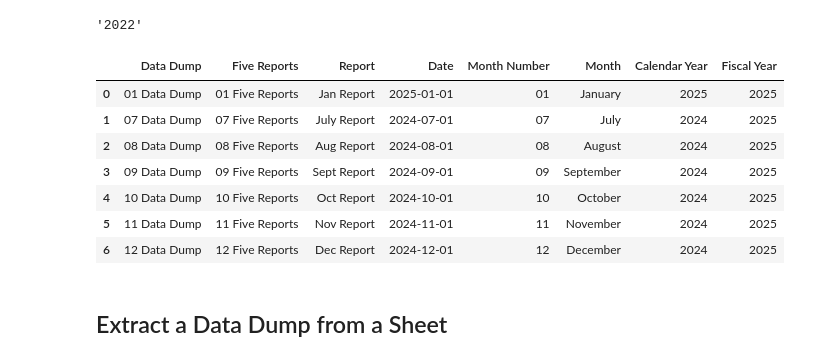
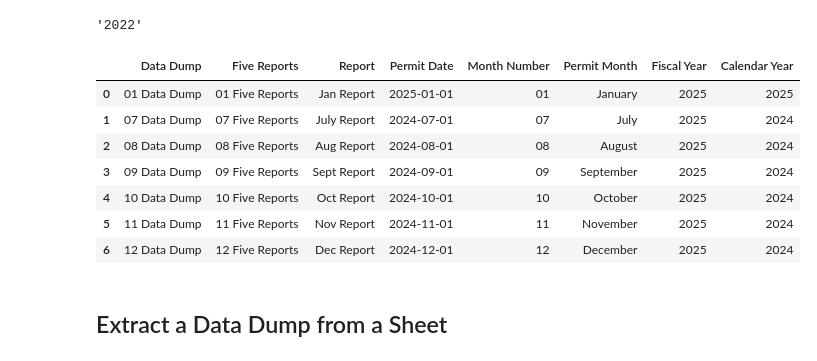
Before and after one commit to LukeWymanUM/capstone_missoula_building_permits, a Jupyter notebook: 03 Community Development Snapshots/processing_development_reports.ipynb, the cells around one changed output. Saved outputs shown, nothing was run; the diff lists cells and outputs as text; code cells hidden in the pictures.

```diff
--- a/03 Community Development Snapshots/processing_development_reports.ipynb
+++ b/03 Community Development Snapshots/processing_development_reports.ipynb
@@ -126,48 +126,49 @@ def build_sheet_details_df(file):
     df_1['Calendar Year'] = df_1['Month Number'].apply(lambda x: str(int(fiscal_year)-1) if x not in ['01', '02', '03', '04', '05', '06'] else fiscal_year)
 
     # Generate a date that can be used in dashboards for time frame filters
-    df_1['Date'] = pd.to_datetime(df_1['Calendar Year'].astype(str) + '-' + df_1['Month Number'] + '-01')
+    df_1['Permit Date'] = pd.to_datetime(df_1['Calendar Year'].astype(str) + '-' + df_1['Month Number'] + '-01')
 
     # Create the DataFrame of month names that we will join to month_df_1 so we have full month names
     df_2 = pd.DataFrame({
         'Month Number' : ['01', '02', '03', '04', '05', '06', '07', '08', '09', '10', '11', '12'],
-        'Month' : ['January', 'February', 'March', 'April', 'May', 'June', 'July', 'August', 'September', 'October', 'November', 'December']
+        'Permit Month' : ['January', 'February', 'March', 'April', 'May', 'June', 'July', 'August', 'September', 'October', 'November', 'December']
     })
 
     # Create the final DataFrame that will eventually be used to join onto row data read from a specific sheet.
     df_merged = pd.merge(df_1, df_2, how='left', left_on='Month Number', right_on='Month Number')
 
     # Define a mapping of abbreviations to full month names
     month_map = {
         "Jan": "January", "Feb": "February", "Mar": "March", "Apr": "April",
         "May": "May", "June": "June", "July": "July", "Aug": "August",
         "Sept": "September", "Oct": "October", "Nov": "November", "Dec": "December"
     }
 
     # Filter sheet names that match the pattern "<Month Abbreviation> Reports"
     selected_sheets = [sheet for sheet in sheets if any(sheet.startswith(m) and "Report" in sheet for m in month_map)]
 
     # Create a new dataset with "Report Name" and "Month"
-    df_3 = pd.DataFrame([{"Report": sheet, "Month": month_map.get(sheet.split()[0], "Unknown")} for sheet in selected_sheets])
+    df_3 = pd.DataFrame([{"Report": sheet, 'Permit Month': month_map.get(sheet.split()[0], "Unknown")} for sheet in selected_sheets])
 
     # Create the final DataFrame that will eventually be used to join onto row data read from a specific sheet.
-    df_merged = pd.merge(df_merged, df_3, how='left', left_on='Month', right_on='Month')
+    df_merged = pd.merge(df_merged, df_3, how='left', left_on='Permit Month', right_on='Permit Month')
 
-    sheet_details_df = df_merged[['Data Dump', 'Five Reports', 'Report', 'Date', 'Month Number', 'Month', 'Calendar Year', 'Fiscal Year']]
+    sheet_details_df = df_merged[['Data Dump', 'Five Reports', 'Report', 'Permit Date', 'Month Number', 'Permit Month', "Fiscal Year", 'Calendar Year']]
 
     return sheet_details_df
+
 # Example
 file = os.getcwd()+'/data/FY25 Development Report Workbook.xlsx'
 build_sheet_details_df(file)
 # %% [output]
-|  | Data Dump | Five Reports | Report | Date | Month Number | Month | Calendar Year | Fiscal Year |
+|  | Data Dump | Five Reports | Report | Permit Date | Month Number | Permit Month | Fiscal Year | Calendar Year |
 | 0 | 01 Data Dump | 01 Five Reports | Jan Report | 2025-01-01 | 01 | January | 2025 | 2025 |
-| 1 | 07 Data Dump | 07 Five Reports | July Report | 2024-07-01 | 07 | July | 2024 | 2025 |
-| 2 | 08 Data Dump | 08 Five Reports | Aug Report | 2024-08-01 | 08 | August | 2024 | 2025 |
-| 3 | 09 Data Dump | 09 Five Reports | Sept Report | 2024-09-01 | 09 | September | 2024 | 2025 |
-| 4 | 10 Data Dump | 10 Five Reports | Oct Report | 2024-10-01 | 10 | October | 2024 | 2025 |
-| 5 | 11 Data Dump | 11 Five Reports | Nov Report | 2024-11-01 | 11 | November | 2024 | 2025 |
-| 6 | 12 Data Dump | 12 Five Reports | Dec Report | 2024-12-01 | 12 | December | 2024 | 2025 |
+| 1 | 07 Data Dump | 07 Five Reports | July Report | 2024-07-01 | 07 | July | 2025 | 2024 |
+| 2 | 08 Data Dump | 08 Five Reports | Aug Report | 2024-08-01 | 08 | August | 2025 | 2024 |
+| 3 | 09 Data Dump | 09 Five Reports | Sept Report | 2024-09-01 | 09 | September | 2025 | 2024 |
+| 4 | 10 Data Dump | 10 Five Reports | Oct Report | 2024-10-01 | 10 | October | 2025 | 2024 |
+| 5 | 11 Data Dump | 11 Five Reports | Nov Report | 2024-11-01 | 11 | November | 2025 | 2024 |
+| 6 | 12 Data Dump | 12 Five Reports | Dec Report | 2024-12-01 | 12 | December | 2025 | 2024 |
 # %% [markdown]
 ## Extract a Data Dump from a Sheet
 # %%
```
Also changed, not shown: parts of 9 cells of this notebook.
